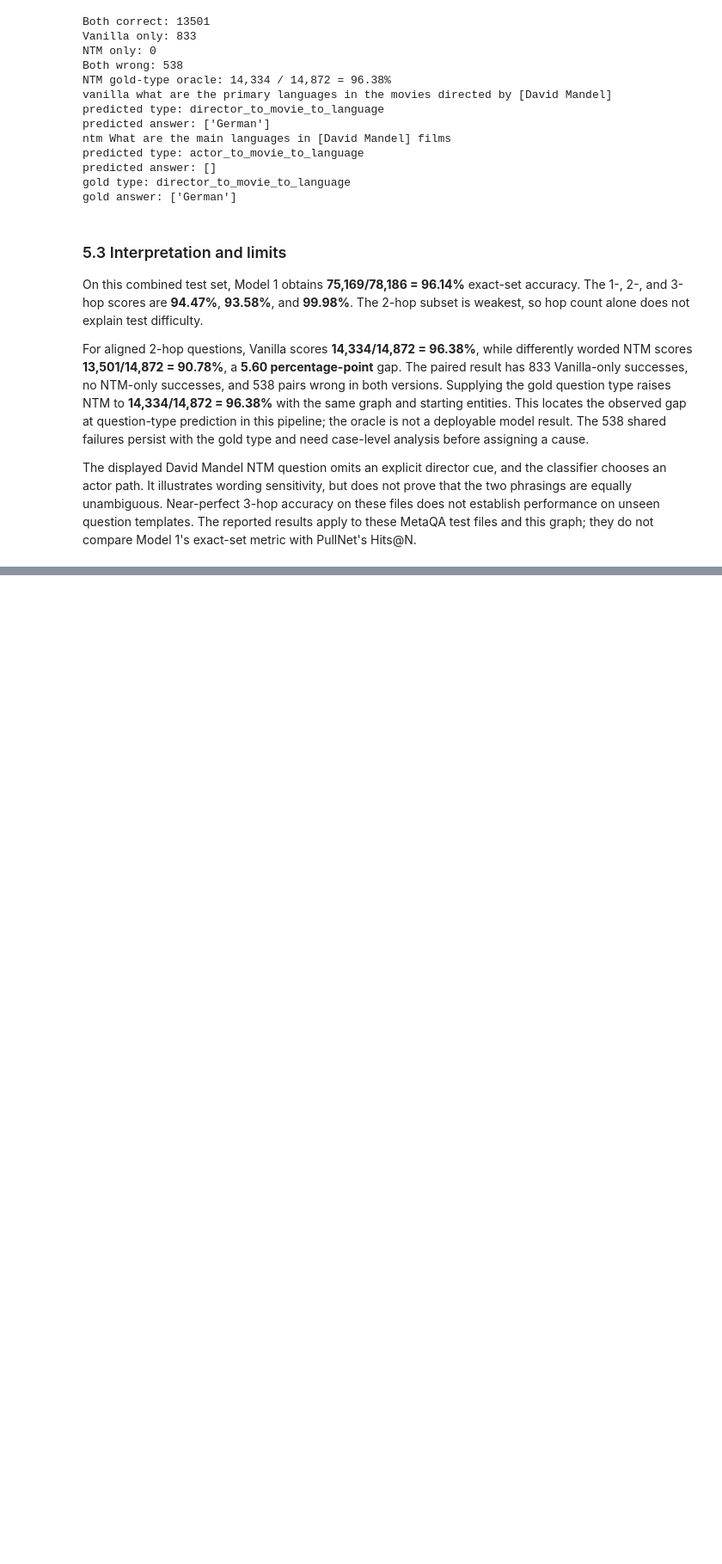
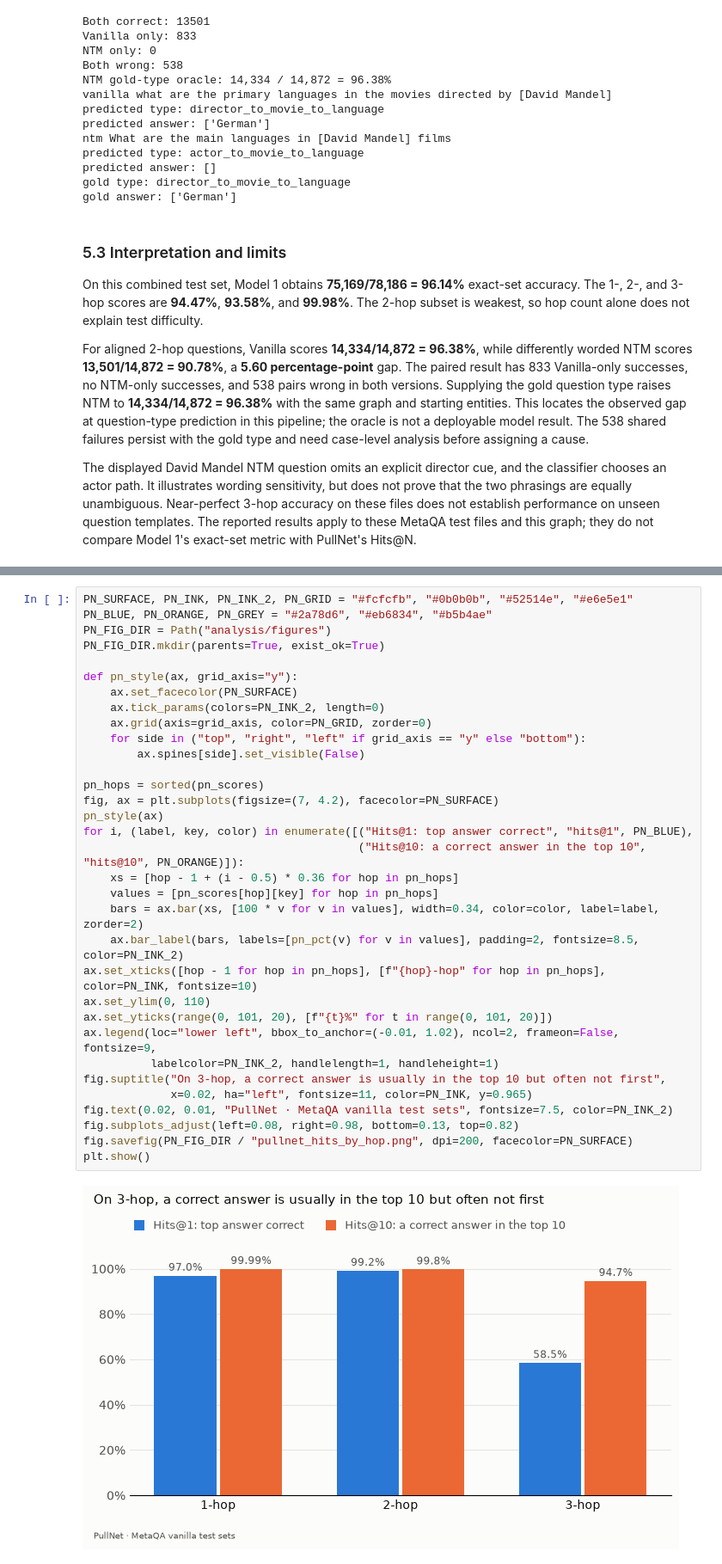
Before and after one commit to ltangg2/comp9444, a Jupyter notebook: jupyter notebook.ipynb, the cells around one changed output, grey strips where cells are left out. Shown at 86% size. Drawn from its saved outputs; the diff is of its cells as text; blank space fills up the shorter version.

```diff
--- a/jupyter notebook.ipynb
+++ b/jupyter notebook.ipynb
@@ -815,0 +871,35 @@ The displayed David Mandel NTM question omits an explicit director cue, and the
+# %%
+PN_SURFACE, PN_INK, PN_INK_2, PN_GRID = "#fcfcfb", "#0b0b0b", "#52514e", "#e6e5e1"
+PN_BLUE, PN_ORANGE, PN_GREY = "#2a78d6", "#eb6834", "#b5b4ae"
+PN_FIG_DIR = Path("analysis/figures")
+PN_FIG_DIR.mkdir(parents=True, exist_ok=True)
+
+def pn_style(ax, grid_axis="y"):
+    ax.set_facecolor(PN_SURFACE)
+    ax.tick_params(colors=PN_INK_2, length=0)
+    ax.grid(axis=grid_axis, color=PN_GRID, zorder=0)
+    for side in ("top", "right", "left" if grid_axis == "y" else "bottom"):
+        ax.spines[side].set_visible(False)
+
+pn_hops = sorted(pn_scores)
+fig, ax = plt.subplots(figsize=(7, 4.2), facecolor=PN_SURFACE)
+pn_style(ax)
+for i, (label, key, color) in enumerate([("Hits@1: top answer correct", "hits@1", PN_BLUE),
+                                         ("Hits@10: a correct answer in the top 10", "hits@10", PN_ORANGE)]):
+    xs = [hop - 1 + (i - 0.5) * 0.36 for hop in pn_hops]
+    values = [pn_scores[hop][key] for hop in pn_hops]
+    bars = ax.bar(xs, [100 * v for v in values], width=0.34, color=color, label=label, zorder=2)
+    ax.bar_label(bars, labels=[pn_pct(v) for v in values], padding=2, fontsize=8.5, color=PN_INK_2)
+ax.set_xticks([hop - 1 for hop in pn_hops], [f"{hop}-hop" for hop in pn_hops], color=PN_INK, fontsize=10)
+ax.set_ylim(0, 110)
+ax.set_yticks(range(0, 101, 20), [f"{t}%" for t in range(0, 101, 20)])
+ax.legend(loc="lower left", bbox_to_anchor=(-0.01, 1.02), ncol=2, frameon=False, fontsize=9,
+          labelcolor=PN_INK_2, handlelength=1, handleheight=1)
+fig.suptitle("On 3-hop, a correct answer is usually in the top 10 but often not first",
+             x=0.02, ha="left", fontsize=11, color=PN_INK, y=0.965)
+fig.text(0.02, 0.01, "PullNet · MetaQA vanilla test sets", fontsize=7.5, color=PN_INK_2)
+fig.subplots_adjust(left=0.08, right=0.98, bottom=0.13, top=0.82)
+fig.savefig(PN_FIG_DIR / "pullnet_hits_by_hop.png", dpi=200, facecolor=PN_SURFACE)
+plt.show()
+# %% [output]
+[figure, added]
```
Also changed, not shown: parts of 16 cells of this notebook, 3 other files.
